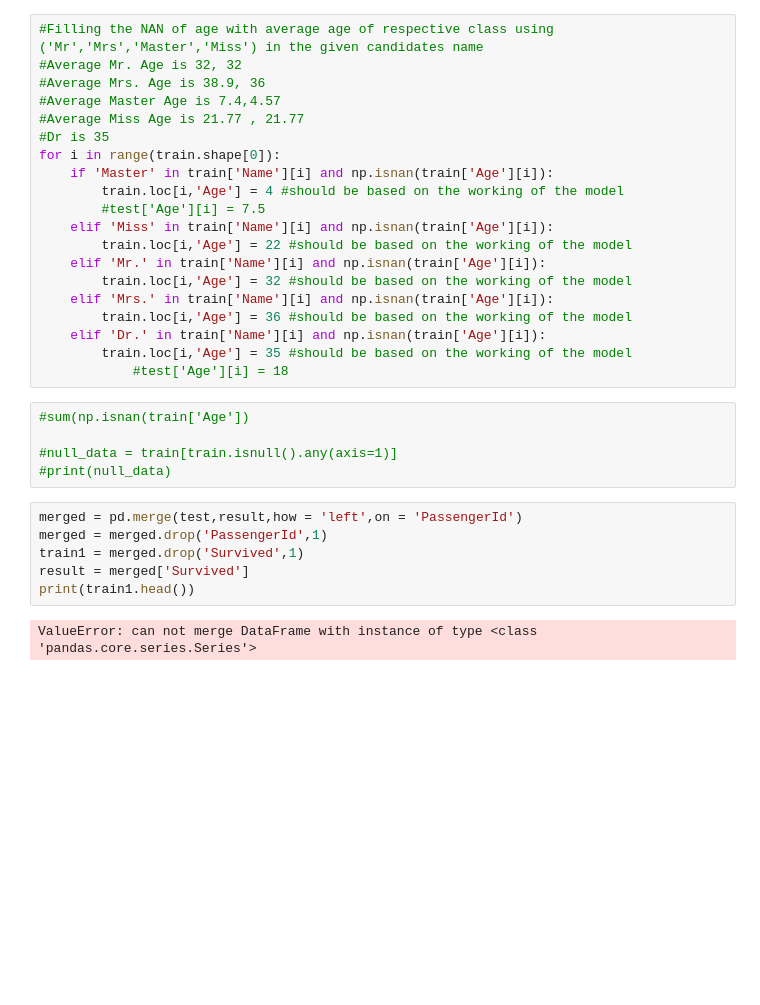
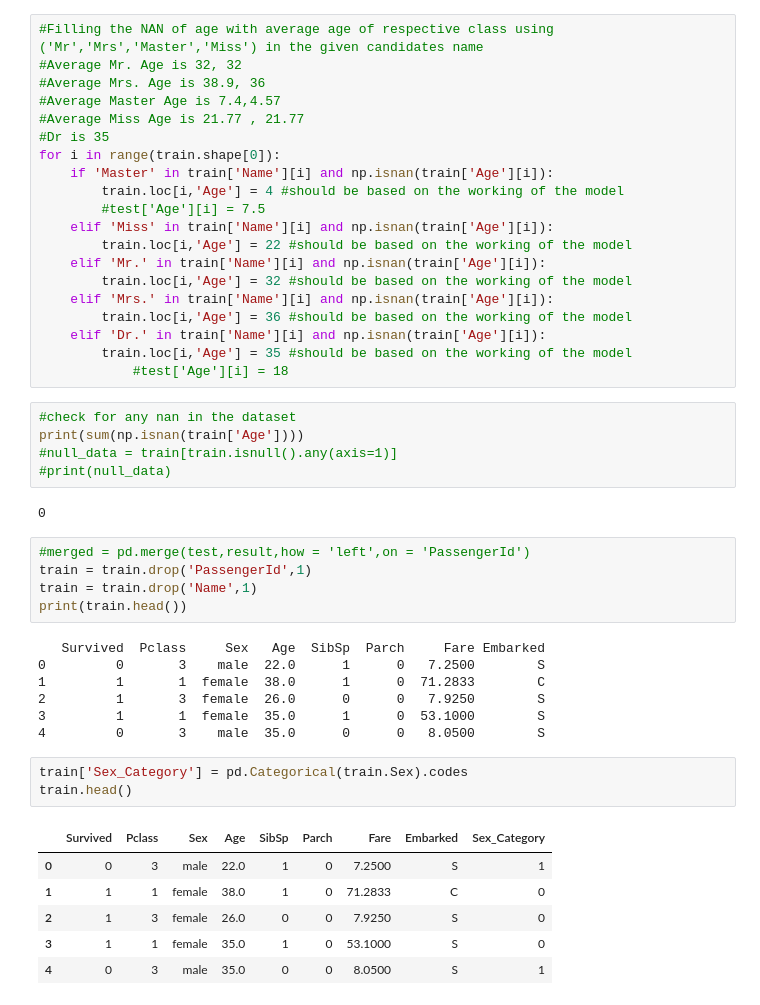
Before and after one commit to pkreddy/Python_Projects, a Jupyter notebook: Kaggle/Titanic/Titanic.ipynb, the cells around one changed output. Drawn from its saved outputs; the diff is of its cells as text; blank space fills up the shorter version.

```diff
--- a/Kaggle/Titanic/Titanic.ipynb
+++ b/Kaggle/Titanic/Titanic.ipynb
@@ -49,15 +52,31 @@ for i in range(train.shape[0]):
         train.loc[i,'Age'] = 35 #should be based on the working of the model
             #test['Age'][i] = 18
 # %%
-#sum(np.isnan(train['Age'])
-
+#check for any nan in the dataset
+print(sum(np.isnan(train['Age'])))
 #null_data = train[train.isnull().any(axis=1)]
 #print(null_data)
+# %% [output]
+0
 # %%
-merged = pd.merge(test,result,how = 'left',on = 'PassengerId')
-merged = merged.drop('PassengerId',1)
-train1 = merged.drop('Survived',1)
-result = merged['Survived']
-print(train1.head())
+#merged = pd.merge(test,result,how = 'left',on = 'PassengerId')
+train = train.drop('PassengerId',1)
+train = train.drop('Name',1)
+print(train.head())
 # %% [output]
-ValueError: can not merge DataFrame with instance of type <class 'pandas.core.series.Series'>
+   Survived  Pclass     Sex   Age  SibSp  Parch     Fare Embarked
+0         0       3    male  22.0      1      0   7.2500        S
+1         1       1  female  38.0      1      0  71.2833        C
+2         1       3  female  26.0      0      0   7.9250        S
+3         1       1  female  35.0      1      0  53.1000        S
+4         0       3    male  35.0      0      0   8.0500        S
+# %%
+train['Sex_Category'] = pd.Categorical(train.Sex).codes
+train.head()
+# %% [output]
+|  | Survived | Pclass | Sex | Age | SibSp | Parch | Fare | Embarked | Sex_Category |
+| 0 | 0 | 3 | male | 22.0 | 1 | 0 | 7.2500 | S | 1 |
+| 1 | 1 | 1 | female | 38.0 | 1 | 0 | 71.2833 | C | 0 |
+| 2 | 1 | 3 | female | 26.0 | 0 | 0 | 7.9250 | S | 0 |
+| 3 | 1 | 1 | female | 35.0 | 1 | 0 | 53.1000 | S | 0 |
+| 4 | 0 | 3 | male | 35.0 | 0 | 0 | 8.0500 | S | 1 |
```
Also changed, not shown: parts of 16 cells of this notebook, 1 other file.
